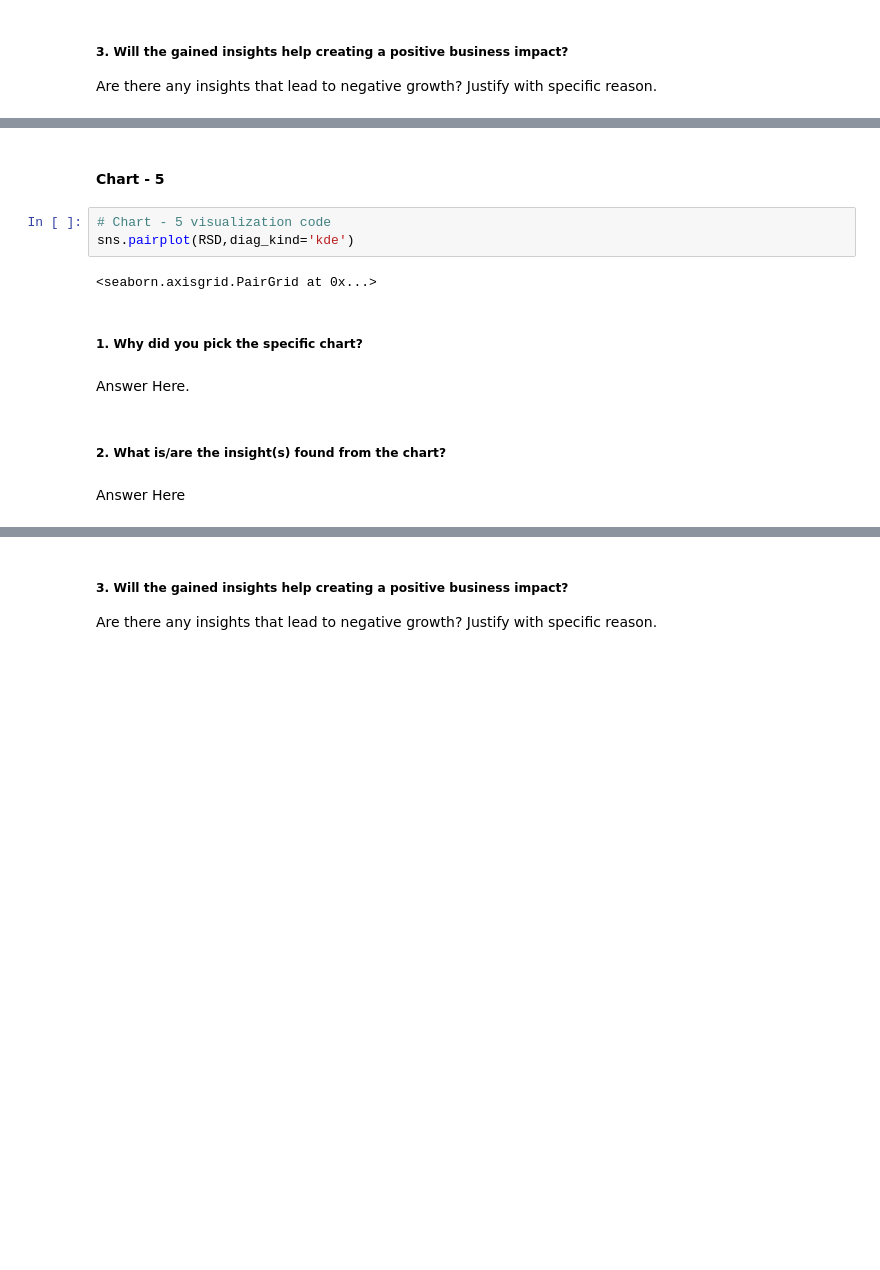
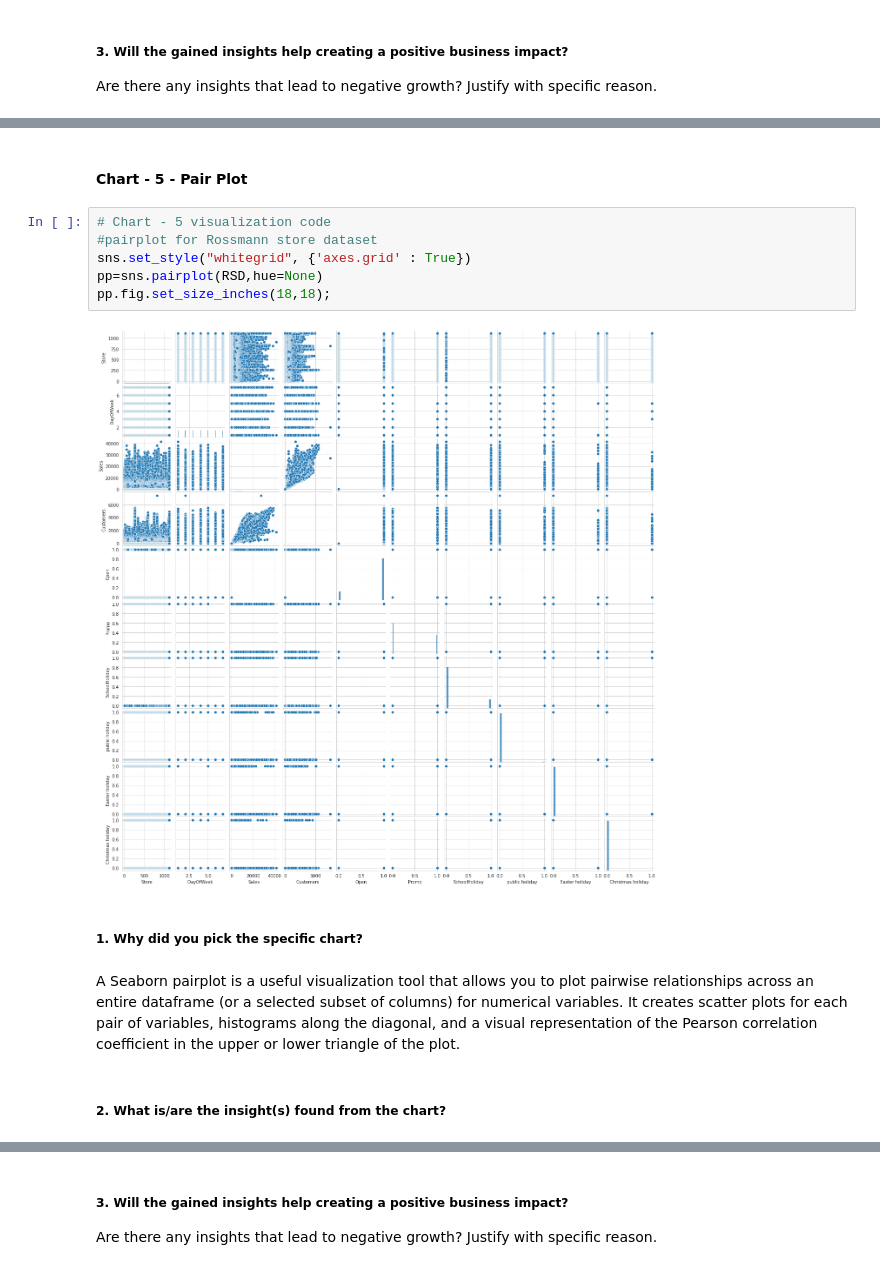
Before and after one commit to 88270gagan/Retail-Sales-Prediction, a Jupyter notebook: Retail_Sales_Prediction.ipynb, the cells around one changed output, grey strips where cells are left out. Saved outputs shown, nothing was run; the diff lists cells and outputs as text; blank space fills up the shorter version.

```diff
--- a/Retail_Sales_Prediction.ipynb
+++ b/Retail_Sales_Prediction.ipynb
@@ -555,15 +565,16 @@ Answer Here
 # %% [markdown]
-#### Chart - 5
+#### Chart - 5 - Pair Plot
-# %%
-# Chart - 5 visualization code
-sns.pairplot(RSD,diag_kind='kde')
-# %% [output]
-<seaborn.axisgrid.PairGrid at 0x...>
+# %%
+# Chart - 5 visualization code
+#pairplot for Rossmann store dataset
+sns.set_style("whitegrid", {'axes.grid' : True})
+pp=sns.pairplot(RSD,hue=None)
+pp.fig.set_size_inches(18,18);
+# %% [output]
+[figure, added]
 # %% [markdown]
 ##### 1. Why did you pick the specific chart?
-# %% [markdown]
-Answer Here.
+# %% [markdown]
+A Seaborn pairplot is a useful visualization tool that allows you to plot pairwise relationships across an entire dataframe (or a selected subset of columns) for numerical variables. It creates scatter plots for each pair of variables, histograms along the diagonal, and a visual representation of the Pearson correlation coefficient in the upper or lower triangle of the plot.
 # %% [markdown]
 ##### 2. What is/are the insight(s) found from the chart?
-# %% [markdown]
-Answer Here
```
Also changed, not shown: parts of 391 cells of this notebook.
